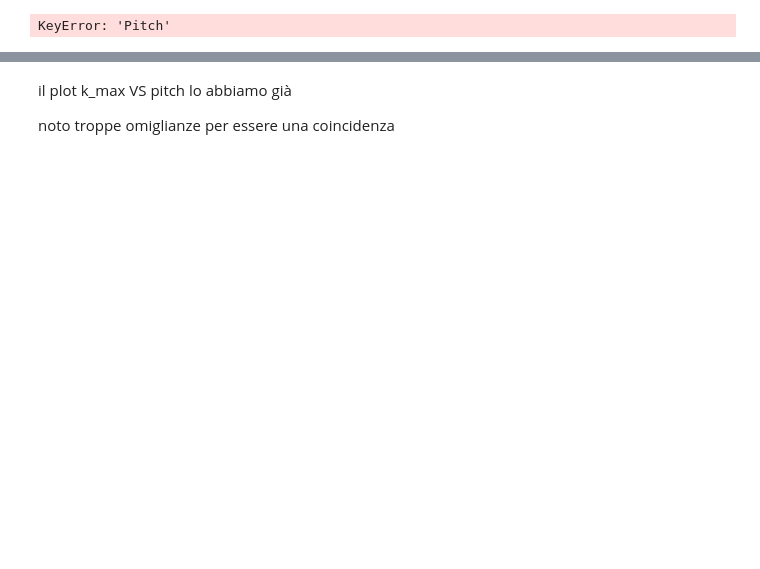
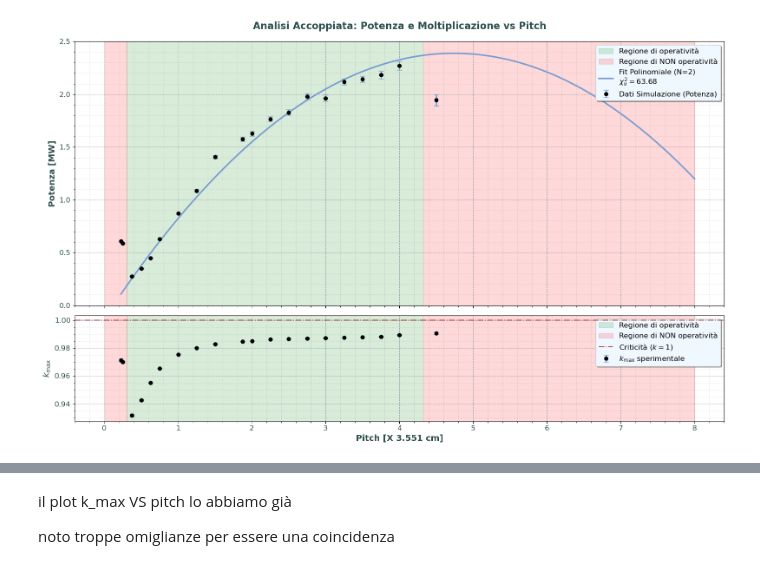
Before and after one commit to oblivion0218/Tesi-Magistrale, a Jupyter notebook: Open MC/reattore_9/analisi.ipynb, the cells around one changed output, grey strips where cells are left out. Cells and saved outputs as stored; diff of their text form; code cells hidden in the pictures; blank space fills up the shorter version.

```diff
--- a/Open MC/reattore_9/analisi.ipynb
+++ b/Open MC/reattore_9/analisi.ipynb
@@ -230,84 +145,88 @@ def plot_potenza_e_kmax(df_potenza, file_txt, N=2):
     l'andamento del k_max in due pad sovrapposti con zone di stabilità evidenziate.
     """
     if df_potenza.empty:
+        print("Dataset potenza vuoto.")
         return
 
-    # Filtro spaziale
-    df_potenza = df_potenza[df_potenza['Pitch'] >= 0.370].copy().sort_values(by='Pitch')
-    df_kmax = estrai_kmax(file_txt)
-    df_kmax = df_kmax[df_kmax['Pitch'] >= 0.370].copy().sort_values(by='Pitch')
+    df_potenza = df_potenza.copy().sort_values(by='Moltiplicatore')
+    df_kmax = parse_result_final(file_txt).copy().sort_values(by='moltiplicatore')
 
-    # --- CALCOLO FIT ---
-    x_pow = df_potenza['Pitch'].values
+    x_pow = df_potenza['Moltiplicatore'].values
     y_pow = df_potenza['Potenza_MW'].values
     err_pow = np.where(df_potenza['Errore_MW'].values == 0, 1e-10, df_potenza['Errore_MW'].values)
 
-    pesi = 1.0 / err_pow
-    coeff = np.polyfit(x_pow, y_pow, N, w=pesi)
+    # --- MASCHERA E CALCOLO FIT (SOLO 0.37 < x < 4.3) ---
+    mask_fit = (x_pow > 0.37) & (x_pow < 4.3)
+    x_pow_fit = x_pow[mask_fit]
+    y_pow_fit = y_pow[mask_fit]
+    err_pow_fit = err_pow[mask_fit]
+
+    pesi = 1.0 / err_pow_fit
+    coeff = np.polyfit(x_pow_fit, y_pow_fit, N, w=pesi)
     poly = np.poly1d(coeff)
 
     x_fit = np.linspace(x_pow.min(), 8, 500)
     y_fit = poly(x_fit)
 
-    chi_rid = np.sum(((y_pow - poly(x_pow)) / err_pow)**2) / (len(x_pow) - (N + 1))
+    chi_quadro = np.sum(((y_pow_fit - poly(x_pow_fit)) / err_pow_fit)**2)
+    dof = len(x_pow_fit) - (N + 1)
+    chi_rid = chi_quadro / dof if dof > 0 else np.nan
 
     # --- CREAZIONE FIGURA ---
     fig, (ax1, ax2) = plt.subplots(2, 1, figsize=(16, 10), sharex=True,
-                                    gridspec_kw={'height_ratios': [2.5, 1]})
+                                   gridspec_kw={'height_ratios': [2.5, 1]})
 
-    # --- LOGICA SFONDI (Applicata a entrambi i pad) ---
+    # --- LOGICA SFONDI ---
+    x_min_green = 0.3
+    x_max_green = 4.32
+
     for ax in [ax1, ax2]:
-
-        x_min_green = 0.225
-        x_max_green = 4.62
-
-        # --- Definizione delle Regioni ---
-        # Sfondo verde per l'intervallo specificato [0.375, 4.75]
         ax.axvspan(x_min_green, x_max_green, color='green', alpha=0.15, label='Regione di operatività')
-
-        # Sfondi rossi per le zone esterne
         ax.axvspan(0, x_min_green, color='red', alpha=0.15, label='Regione di NON operatività')
         ax.axvspan(x_max_green, 8, color='red', alpha=0.15)
 
     # --- PAD SUPERIORE: POTENZA ---
     ax1.errorbar(x_pow, y_pow, yerr=err_pow, fmt='o', color='#000000', ecolor='#789DD1',
                  elinewidth=2, capsize=4, zorder=5, label='Dati Simulazione (Potenza)')
+
     ax1.plot(x_fit, y_fit, zorder=4, color='#789DD1', linewidth=2.5,
-             label=f'Fit Polinomiale (N={N}) \n $\chi^2_\\nu = {chi_rid:.2f}$')
+             label=rf'Fit Polinomiale (N={N})' + '\n' + rf'$\chi^2_\nu = {chi_rid:.2f}$')
 
     ax1.set_title('Analisi Accoppiata: Potenza e Moltiplicazione vs Pitch',
                   fontsize=16, fontweight='bold', color='#2F4F4F', pad=20)
     ax1.set_ylabel('Potenza [MW]', fontsize=14, fontweight='bold', color='#2F4F4F')
 
     # --- PAD INFERIORE: K_MAX ---
     if not df_kmax.empty:
-        ax2.errorbar(df_kmax['Pitch'], df_kmax['K_max'], yerr=df_kmax['Errore_K'],
+        # Corretti i nomi delle colonne
+        ax2.errorbar(df_kmax['moltiplicatore'], df_kmax['k_max'], yerr=df_kmax['std_k_max'],
                      fmt='o', color='#000000', ecolor='#789DD1',
                      elinewidth=2, capsize=4, zorder=5, label='$k_{\max}$ sperimentale')
         ax2.axhline(y=1.0, color='#8B0000', linestyle='-.', linewidth=1.5, alpha=0.7, label='Criticità ($k=1$)', zorder=6)
 
     ax2.set_xlabel('Pitch [X 3.551 cm]', fontsize=14, fontweight='bold', color='#2F4F4F')
     ax2.set_ylabel('$k_{\max}$', fontsize=14, fontweight='bold', color='#2F4F4F')
 
     # --- FORMATTAZIONE FINALE ---
     for ax in [ax1, ax2]:
+        ax.tick_params(axis='both', which='major', labelsize=12, labelcolor='#2F4F4F')
         ax.minorticks_on()
         ax.grid(which='major', linestyle='--', alpha=0.6, color='#778899', zorder=2)
         ax.grid(which='minor', linestyle=':', alpha=0.3, color='#778899', zorder=2)
 
-        # Gestione legenda per evitare duplicati delle etichette degli sfondi
         handles, labels = ax.get_legend_handles_labels()
         by_label = dict(zip(labels, handles))
         ax.legend(by_label.values(), by_label.keys(), loc='upper right',
                   frameon=True, shadow=True, fontsize=12, facecolor='#F0F8FF')
 
     plt.tight_layout()
     plt.subplots_adjust(hspace=0.05)
+    plt.savefig('potenza_kmax_vs_pitch_zone.png', dpi=300)
     plt.show()
 
 plot_potenza_e_kmax(df_potenza, 'result_final.txt', N=2)
 # %% [output]
-KeyError: 'Pitch'
+[figure, added]
 # %%
 import numpy as np
 import matplotlib.pyplot as plt
```
Also changed, not shown: parts of 5 cells of this notebook, 12 other files.
